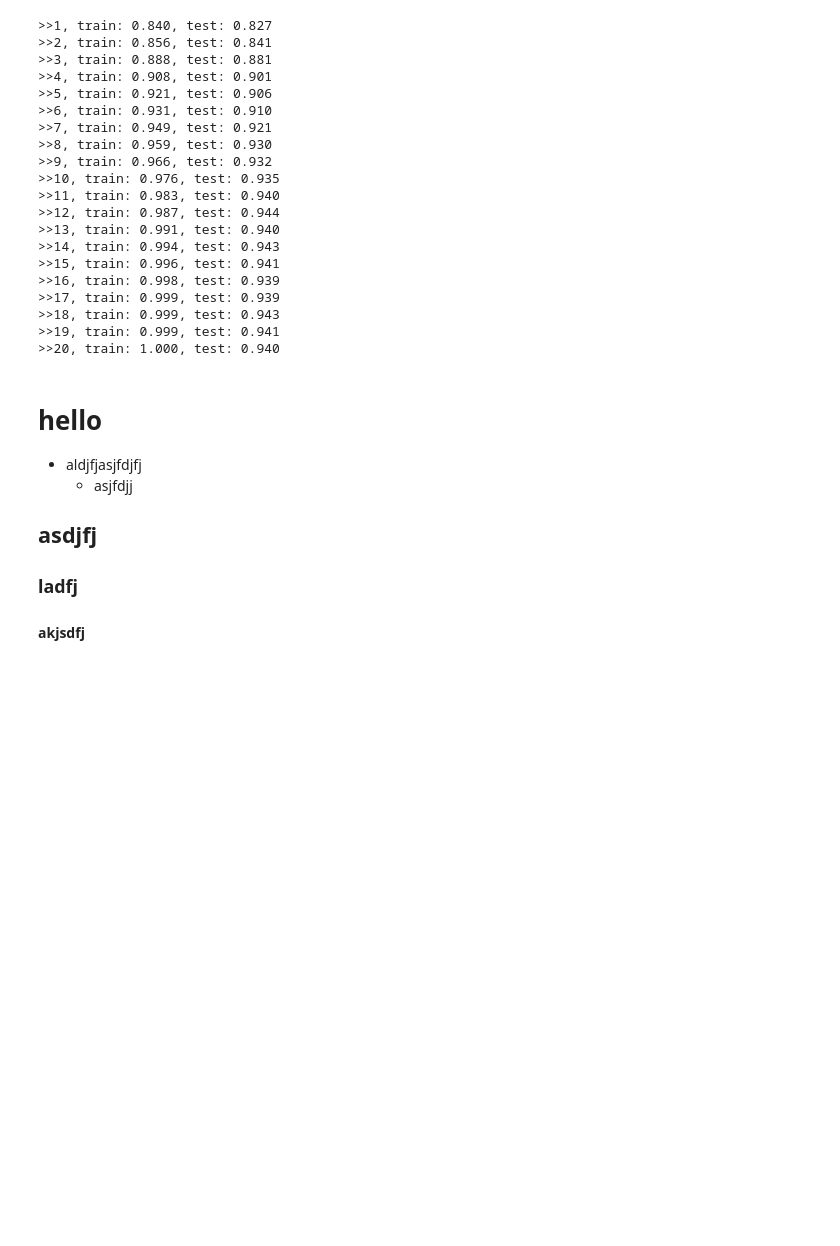
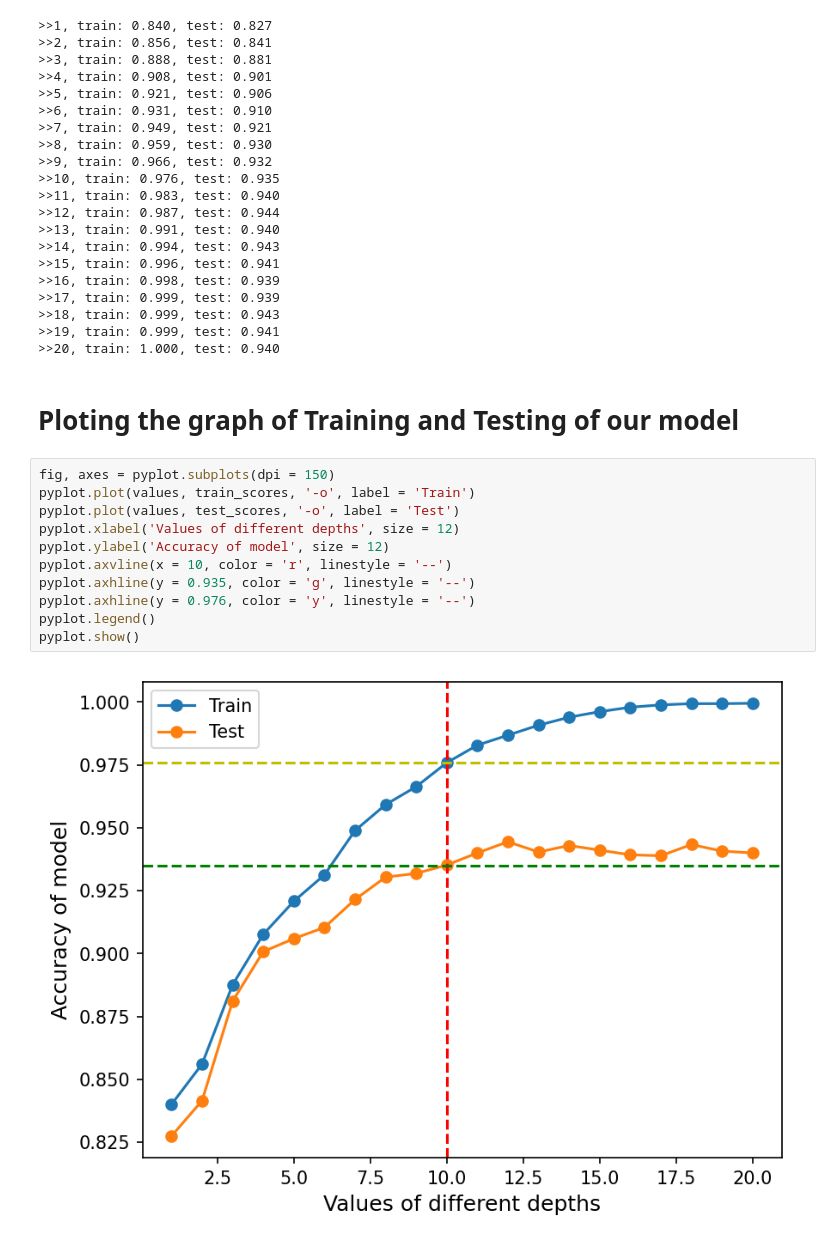
Before and after one commit to udityamerit/Machine-Learning-For-Beginners, a Jupyter notebook: 3 Supervised Machine Learning/Supervised Machine Learning.ipynb, the cells around one changed output. Saved outputs shown, nothing was run; the diff lists cells and outputs as text; blank space fills up the shorter version.

```diff
--- a/3 Supervised Machine Learning/Supervised Machine Learning.ipynb
+++ b/3 Supervised Machine Learning/Supervised Machine Learning.ipynb
@@ -280,12 +280,18 @@ for i in values:
 >>18, train: 0.999, test: 0.943
 >>19, train: 0.999, test: 0.941
 >>20, train: 1.000, test: 0.940
-# %% [markdown]
-# hello
-- aldjfjasjfdjfj
-    - asjfdjj
-
-
-## asdjfj
-### ladfj
-#### akjsdfj
+# %% [markdown]
+#  Ploting the graph of Training and Testing of our model
+# %%
+fig, axes = pyplot.subplots(dpi = 150)
+pyplot.plot(values, train_scores, '-o', label = 'Train')
+pyplot.plot(values, test_scores, '-o', label = 'Test')
+pyplot.xlabel('Values of different depths', size = 12)
+pyplot.ylabel('Accuracy of model', size = 12)
+pyplot.axvline(x = 10, color = 'r', linestyle = '--')
+pyplot.axhline(y = 0.935, color = 'g', linestyle = '--')
+pyplot.axhline(y = 0.976, color = 'y', linestyle = '--')
+pyplot.legend()
+pyplot.show()
+# %% [output]
+[figure, added]
```
Also changed, not shown: parts of 7 cells of this notebook.
